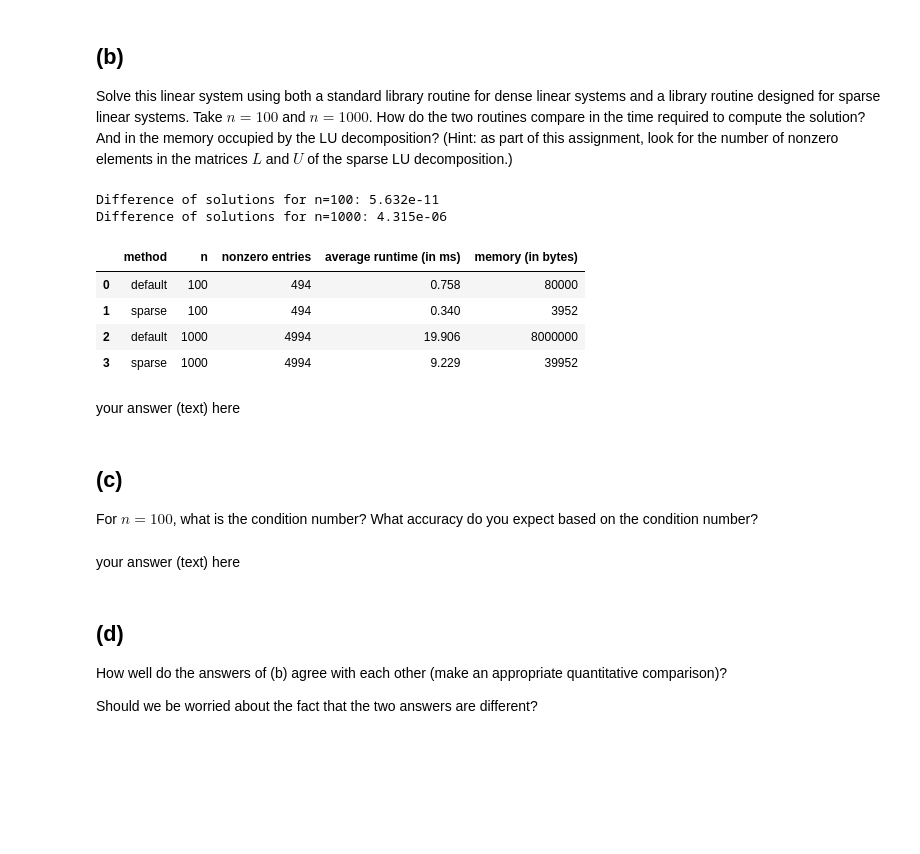
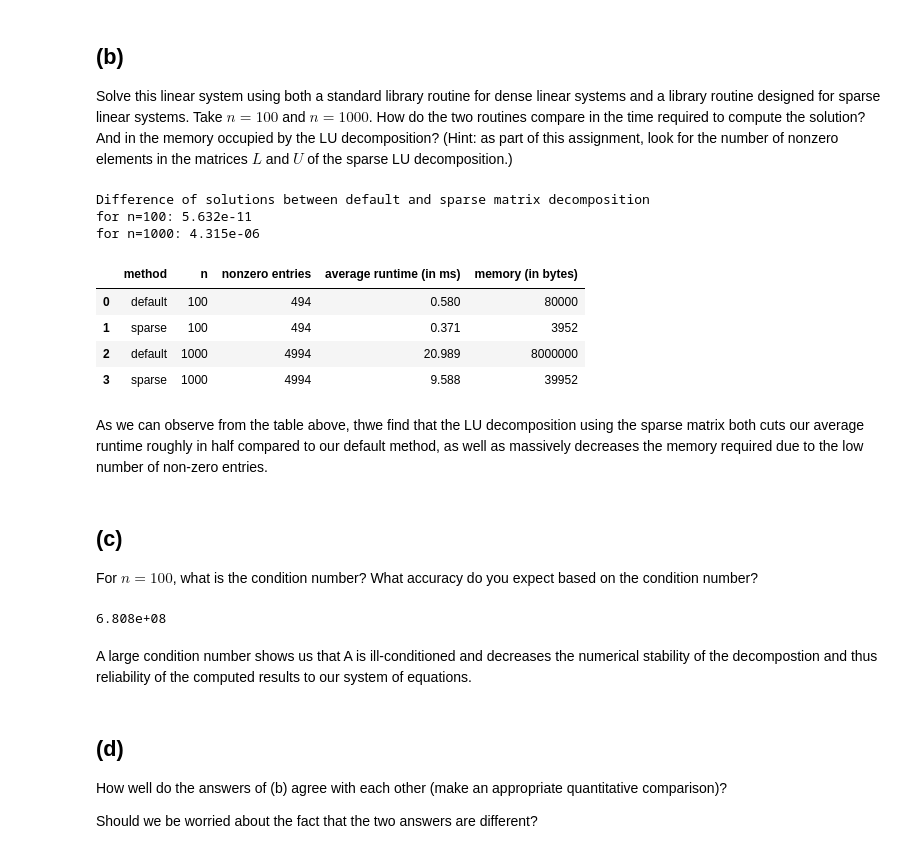
Before and after one commit to jonas4climate/na-assignment1, a Jupyter notebook: hw2_2023.ipynb, the cells around one changed output. Cells and saved outputs as stored; diff of their text form; code cells hidden in the pictures; blank space fills up the shorter version.

```diff
--- a/hw2_2023.ipynb
+++ b/hw2_2023.ipynb
@@ -209,53 +209,61 @@ def solve_cantilevered_beam_matrix(n, method):
         case 'default':
             sol = solve(A, b)
             return sol, A
         case 'sparse':
             sparse_A = csr_array(A)
             sol = spsolve(sparse_A, b)
             return sol, sparse_A
         case _:
             raise ValueError('method must be either default or sparse')
 
 def cantilevered_comparison(N_sim=100):
     time_default_100 = timeit.timeit("solve_cantilevered_beam_matrix(100, 'default')", number=N_sim, globals=globals()) / N_sim
     sol_100_default, A_100_default = solve_cantilevered_beam_matrix(100, 'default')
     mem_100_default, nonzero_100_default = A_100_default.data.nbytes, np.count_nonzero(A_100_default.data)
     time_sparse_100 = timeit.timeit("solve_cantilevered_beam_matrix(100, 'sparse')", number=N_sim, globals=globals()) / N_sim
     sol_100_sparse, A_100_sparse = solve_cantilevered_beam_matrix(100, 'sparse')
     mem_100_sparse, nonzero_100_sparse = A_100_sparse.data.nbytes, np.count_nonzero(A_100_sparse.data)
     time_default_1000 = timeit.timeit("solve_cantilevered_beam_matrix(1000, 'default')", number=N_sim, globals=globals()) / N_sim
     sol_1000_default, A_1000_default = solve_cantilevered_beam_matrix(1000, 'default')
     mem_1000_default, nonzero_1000_default = A_1000_default.data.nbytes, np.count_nonzero(A_1000_default.data)
     time_sparse_1000 = timeit.timeit("solve_cantilevered_beam_matrix(1000, 'sparse')", number=N_sim, globals=globals()) / N_sim
     sol_1000_sparse, A_1000_sparse = solve_cantilevered_beam_matrix(1000, 'sparse')
     mem_1000_sparse, nonzero_1000_sparse = A_1000_sparse.data.nbytes, np.count_nonzero(A_1000_sparse.data)
-    data = pd.DataFrame({'method': ['default', 'sparse', 'default', 'sparse'],
+    data_table = pd.DataFrame({'method': ['default', 'sparse', 'default', 'sparse'],
                             'n': [100, 100, 1000, 1000],
                             'nonzero entries': [nonzero_100_default, nonzero_100_sparse, nonzero_1000_default, nonzero_1000_sparse],
                             'average runtime (in ms)': [f'{time*1000:.3f}' for time in [time_default_100, time_sparse_100, time_default_1000, time_sparse_1000]],
                             'memory (in bytes)': [mem_100_default, mem_100_sparse, mem_1000_default, mem_1000_sparse],})
-    print(f'Difference of solutions for n=100: {np.linalg.norm(sol_100_default-sol_100_sparse):.3e}')
-    print(f'Difference of solutions for n=1000: {np.linalg.norm(sol_1000_default-sol_1000_sparse):.3e}')
-    return data
+    print('Difference of solutions between default and sparse matrix decomposition')
+    print(f'for n=100: {np.linalg.norm(sol_100_default-sol_100_sparse):.3e}\nfor n=1000: {np.linalg.norm(sol_1000_default-sol_1000_sparse):.3e}')
+    return data_table
 
-cantilevered_comparison(100)
+data_table = cantilevered_comparison(100)
+data_table
 # %% [output]
-Difference of solutions for n=100: 5.632e-11
-Difference of solutions for n=1000: 4.315e-06
+Difference of solutions between default and sparse matrix decomposition
+for n=100: 5.632e-11
+for n=1000: 4.315e-06
 |  | method | n | nonzero entries | average runtime (in ms) | memory (in bytes) |
-| 0 | default | 100 | 494 | 0.758 | 80000 |
-| 1 | sparse | 100 | 494 | 0.340 | 3952 |
-| 2 | default | 1000 | 4994 | 19.906 | 8000000 |
-| 3 | sparse | 1000 | 4994 | 9.229 | 39952 |
+| 0 | default | 100 | 494 | 0.580 | 80000 |
+| 1 | sparse | 100 | 494 | 0.371 | 3952 |
+| 2 | default | 1000 | 4994 | 20.989 | 8000000 |
+| 3 | sparse | 1000 | 4994 | 9.588 | 39952 |
 # %% [markdown]
-your answer (text) here
+As we can observe from the table above, thwe find that the LU decomposition using the sparse matrix both cuts our average runtime roughly in half compared to our default method, as well as massively decreases the memory required due to the low number of non-zero entries.
 # %% [markdown]
 ## (c)
 For $n=100$, what is the condition number? What accuracy do you expect based on the condition number?
 # %%
-# your code here
+def condition_number(A):
+    return np.linalg.norm(A) * np.linalg.norm(np.linalg.inv(A))
+
+A = cantilevered_beam_matrix(100)
+print(f'{condition_number(A):.3e}')
+# %% [output]
+6.808e+08
 # %% [markdown]
-your answer (text) here
+A large condition number shows us that A is ill-conditioned and decreases the numerical stability of the decompostion and thus reliability of the computed results to our system of equations.
 # %% [markdown]
 ## (d)
 How well do the answers of (b) agree with each other (make an appropriate quantitative comparison)?
```
Also changed, not shown: parts of 2 cells of this notebook.
